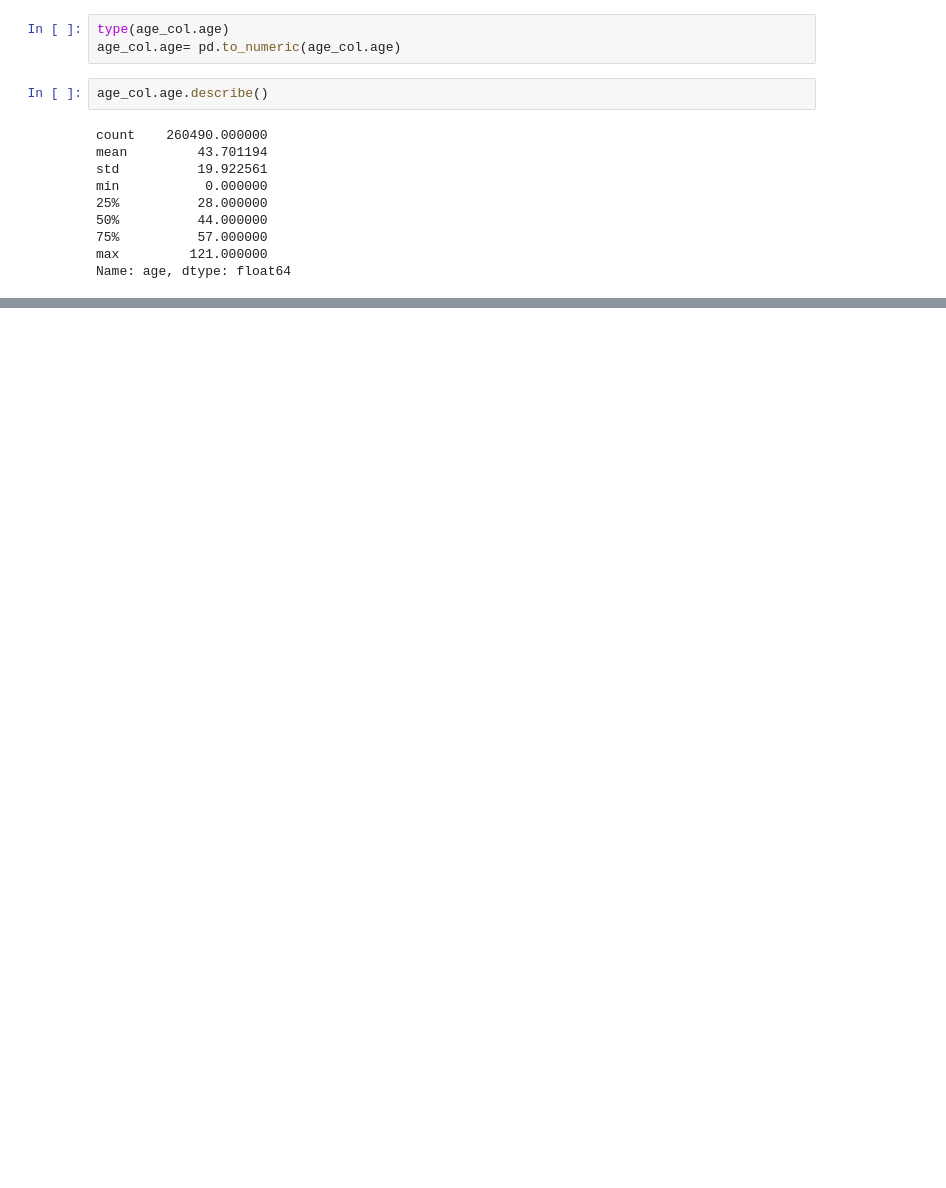
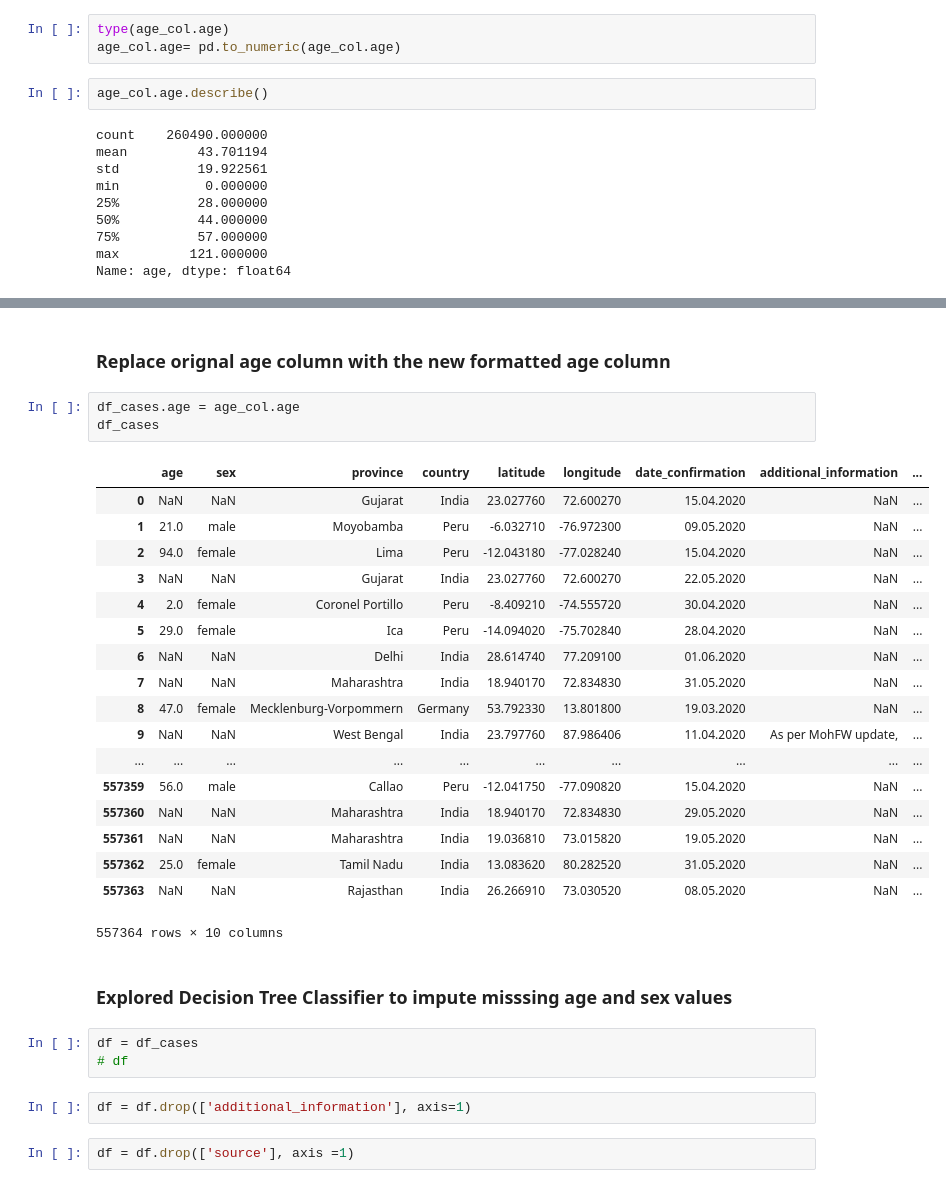
Before and after one commit to rsehmbi/covid19, a Jupyter notebook: DataCleaning.ipynb, the cells around one changed output, grey strips where cells are left out. Saved outputs shown, nothing was run; the diff lists cells and outputs as text; blank space fills up the shorter version.

Commit message:
tried ML approach to impute missing values

```diff
--- a/DataCleaning.ipynb
+++ b/DataCleaning.ipynb
@@ -145,0 +129,33 @@ Name: age, Length: 260490, dtype: float64
+# %% [markdown]
+### Replace orignal age column with the new formatted age column
+# %%
+df_cases.age = age_col.age
+df_cases
+# %% [output]
+|  | age | sex | province | country | latitude | longitude | date_confirmation | additional_information | ... |
+| 0 | NaN | NaN | Gujarat | India | 23.027760 | 72.600270 | 15.04.2020 | NaN | ... |
+| 1 | 21.0 | male | Moyobamba | Peru | -6.032710 | -76.972300 | 09.05.2020 | NaN | ... |
+| 2 | 94.0 | female | Lima | Peru | -12.043180 | -77.028240 | 15.04.2020 | NaN | ... |
+| 3 | NaN | NaN | Gujarat | India | 23.027760 | 72.600270 | 22.05.2020 | NaN | ... |
+| 4 | 2.0 | female | Coronel Portillo | Peru | -8.409210 | -74.555720 | 30.04.2020 | NaN | ... |
+| 5 | 29.0 | female | Ica | Peru | -14.094020 | -75.702840 | 28.04.2020 | NaN | ... |
+| 6 | NaN | NaN | Delhi | India | 28.614740 | 77.209100 | 01.06.2020 | NaN | ... |
+| 7 | NaN | NaN | Maharashtra | India | 18.940170 | 72.834830 | 31.05.2020 | NaN | ... |
+| 8 | 47.0 | female | Mecklenburg-Vorpommern | Germany | 53.792330 | 13.801800 | 19.03.2020 | NaN | ... |
+| 9 | NaN | NaN | West Bengal | India | 23.797760 | 87.986406 | 11.04.2020 | As per MohFW update, | ... |
+| ... | ... | ... | ... | ... | ... | ... | ... | ... | ... |
+| 557359 | 56.0 | male | Callao | Peru | -12.041750 | -77.090820 | 15.04.2020 | NaN | ... |
+| 557360 | NaN | NaN | Maharashtra | India | 18.940170 | 72.834830 | 29.05.2020 | NaN | ... |
+| 557361 | NaN | NaN | Maharashtra | India | 19.036810 | 73.015820 | 19.05.2020 | NaN | ... |
+| 557362 | 25.0 | female | Tamil Nadu | India | 13.083620 | 80.282520 | 31.05.2020 | NaN | ... |
+| 557363 | NaN | NaN | Rajasthan | India | 26.266910 | 73.030520 | 08.05.2020 | NaN | ... |
+557364 rows × 10 columns
+# %% [markdown]
+### Explored Decision Tree Classifier to impute misssing age and sex values
+# %%
+df = df_cases
+# df
+# %%
+df = df.drop(['additional_information'], axis=1)
+# %%
+df = df.drop(['source'], axis =1)
```
Also changed, not shown: parts of 27 cells of this notebook.
